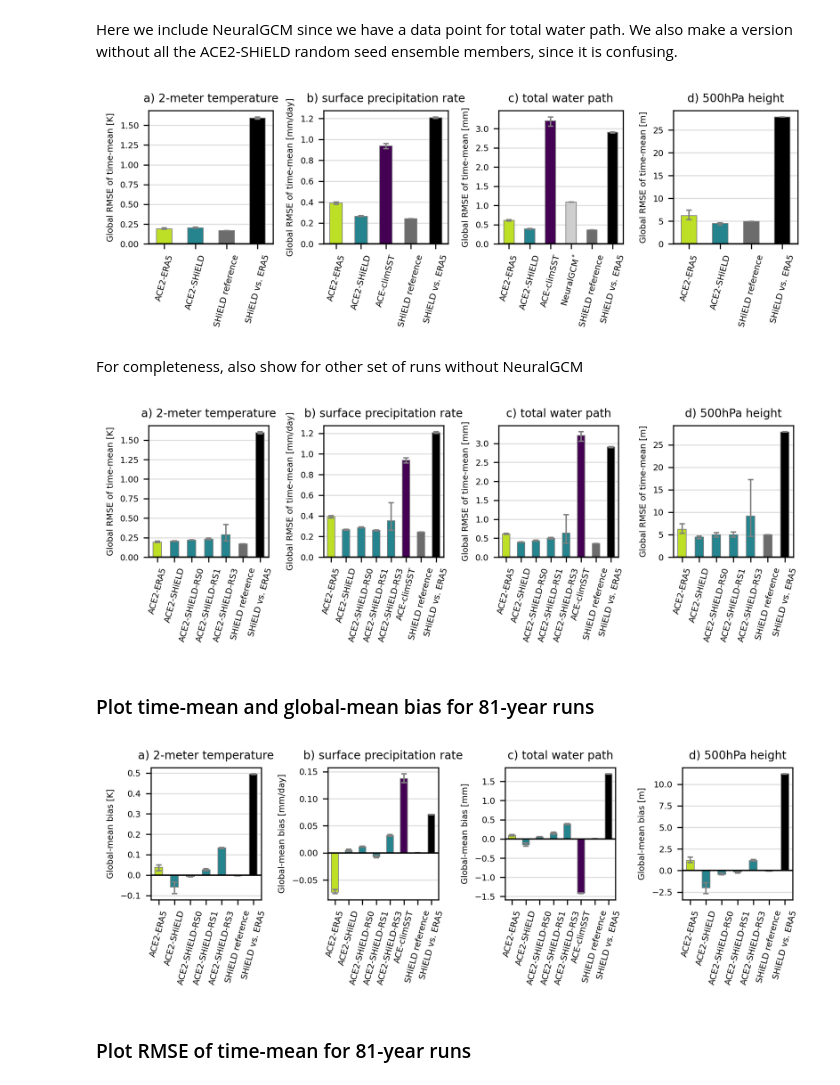
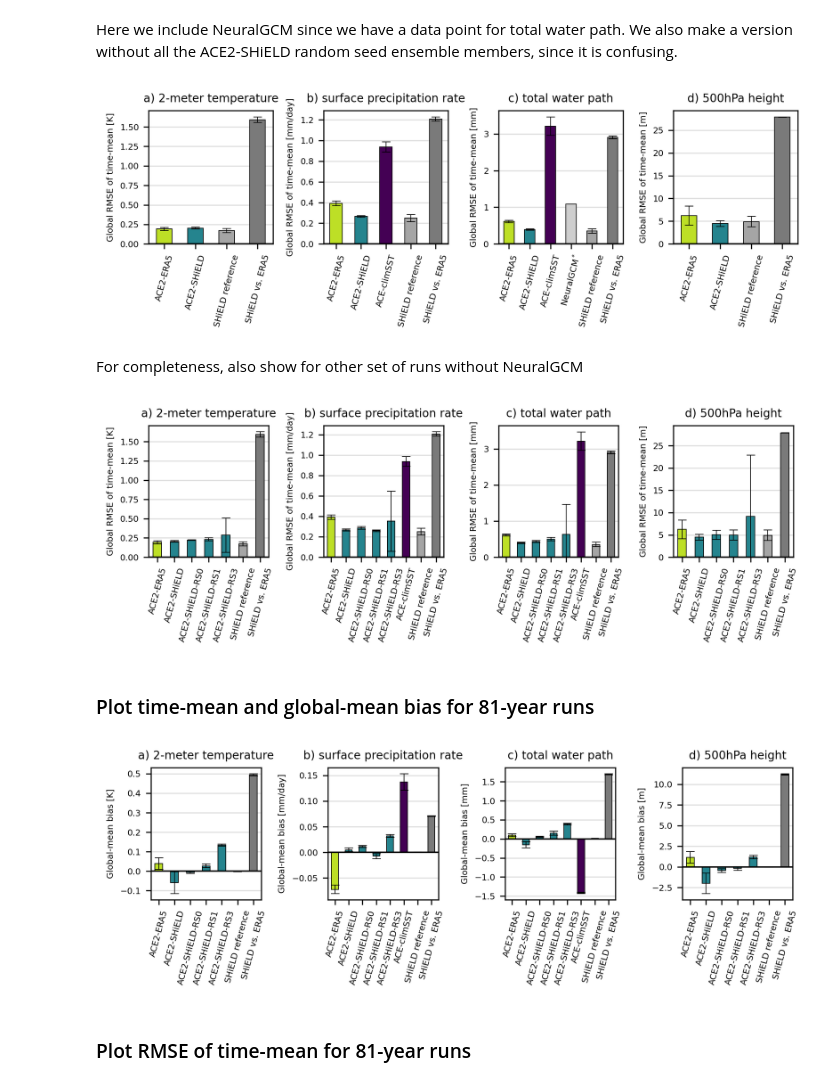
Before and after one commit to ai2cm/ace2-paper, a Jupyter notebook: notebooks/climate_skill_1deg_time_mean_RMSE.ipynb, the cells around one changed output. Saved outputs shown, nothing was run; the diff lists cells and outputs as text; code cells hidden in the pictures.

Commit message:
use 10-year SHiELD reference sampling and 95% CI in time-mean RMSE errorbars

```diff
--- a/notebooks/climate_skill_1deg_time_mean_RMSE.ipynb
+++ b/notebooks/climate_skill_1deg_time_mean_RMSE.ipynb
@@ -129,8 +129,9 @@ ace_no_seeds_color_scheme = xr.DataArray(
 n_colors_baseline = 3
 cmap_baseline = 'Greys'
 cmap_start_baseline = 0.3 # avoid light gray
+cmap_end_baseline = 0.6 # avoid black
 baselines_color_scheme = xr.DataArray(
-    get_color_scheme(n_colors_baseline, cmap_name=cmap_baseline, cmap_start=cmap_start_baseline),
+    get_color_scheme(n_colors_baseline, cmap_name=cmap_baseline, cmap_start=cmap_start_baseline, cmap_end=cmap_end_baseline),
     dims=['run_group', 'rgba']
 )
 baselines_no_neuralGCM_color_scheme = baselines_color_scheme.isel(run_group=slice(1, None))
@@ -160,21 +161,22 @@ def plot_bars(metrics_ds, plot_vars, plot_metric, color_scheme, figsize=FIGSIZE,
         # drop null (all ICs nan) values before bar plot; adjust colors accordingly
         color_scheme_variable = color_scheme.where(~np.isnan(metric_da.mean('IC')), drop=True)
         metric_da = metric_da.dropna(dim='run_group', how='all')
-        # plot mean of ICs with min/max errorbars
+        # plot mean of ICs with std dev errorbars
         metric_ic_mean = metric_da.mean('IC')
-        ylower = (metric_ic_mean - metric_da.min('IC'))
-        yupper = (metric_da.max('IC') - metric_ic_mean)
-        yerr = np.vstack([ylower.to_numpy(), yupper.to_numpy()])
+        n_ics = (~np.isnan(metric_da)).sum('IC')
+        std_dev_correction = np.sqrt(n_ics / (n_ics - 1))
+        yerr = 1.95 * std_dev_correction * metric_da.std('IC')
         metric_ic_mean.to_series().plot.bar(
             yerr=yerr,
             ax=ax,
             color=color_scheme_variable.values,
             error_kw=dict(
-                capsize=2,
-                linewidth=1,
-                ecolor='gray'),
+                capsize=3,
+                capthick=0.5,
+                linewidth=0.5,
+                ecolor='k'),
             linewidth=0.5,
-            edgecolor='gray',
+            edgecolor='k',
             legend=False,
             zorder=10,
         )
@@ -214,16 +216,17 @@ Here we include NeuralGCM since we have a data point for total water path. We al
 # %%
 plot_metric = TIME_MEAN_METRICS[1] # RMSE
 plot_vars = TIME_MEAN_EVAL_VARS
 duration = '10yr'
 fig = plot_bars(
     all_metrics_ds[run_names_with_neuralGCM].sel(duration=duration),
     plot_vars,
     plot_metric,
     color_scheme_with_neuralGCM,
+    ylim=(0, None)
 )
 savefig(fig, 'climate_skill_1deg_time_mean_RMSE_10yr.png')
 # %% [output]
-[figure, old version]
+[figure, new version]
 # %% [markdown]
 For completeness, also show for other set of runs without NeuralGCM
 # %%
@@ -234,11 +237,12 @@ fig = plot_bars(
     all_metrics_ds[run_names_except_neuralGCM].sel(duration=duration),
     plot_vars,
     plot_metric,
-    color_scheme_except_neuralGCM
+    color_scheme_except_neuralGCM,
+    ylim=(0, None)
 )
 savefig(fig, 'climate_skill_1deg_time_mean_RMSE_10yr_with_rs_ensemble.png')
 # %% [output]
-[figure, old version]
+[figure, new version]
 # %% [markdown]
 ### Plot time-mean and global-mean bias for 81-year runs
 # %%
@@ -252,7 +256,7 @@ fig = plot_bars(
     color_scheme_except_neuralGCM
 )
 # %% [output]
-[figure, old version]
+[figure, new version]
 # %% [markdown]
 ### Plot RMSE of time-mean for 81-year runs
 # %%
```
Also changed, not shown: parts of 3 cells of this notebook, 6 other files.
